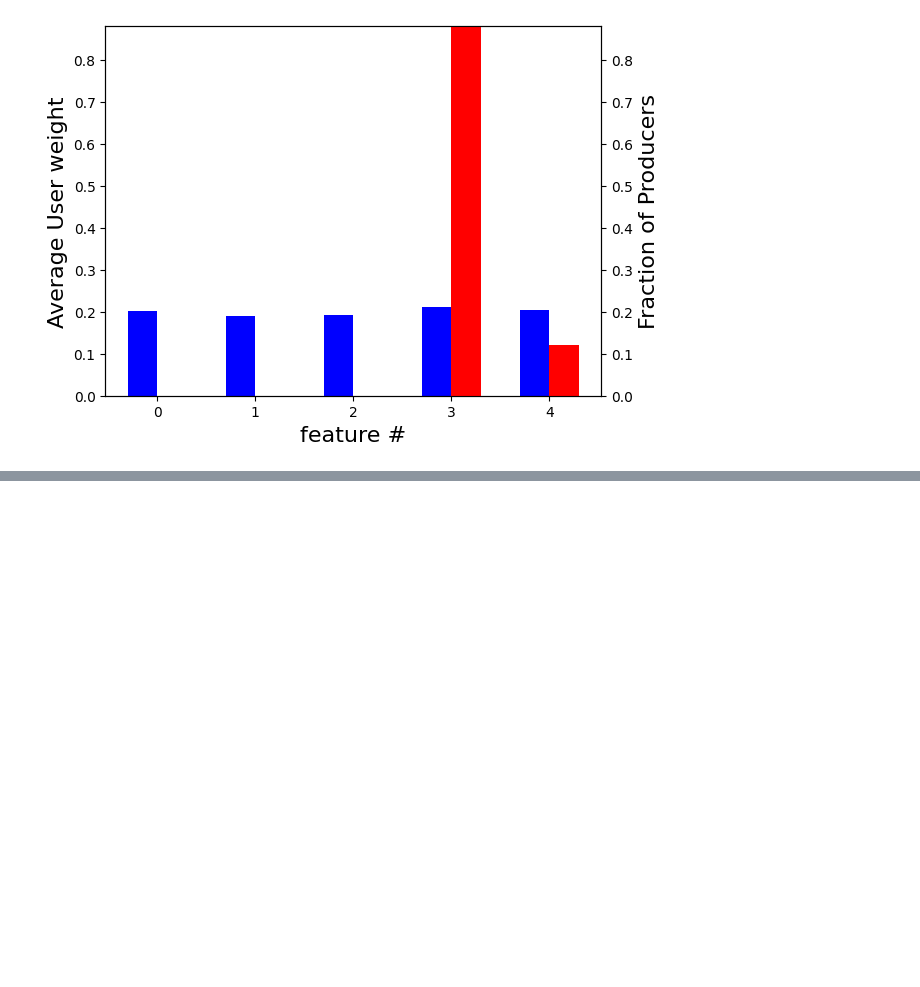
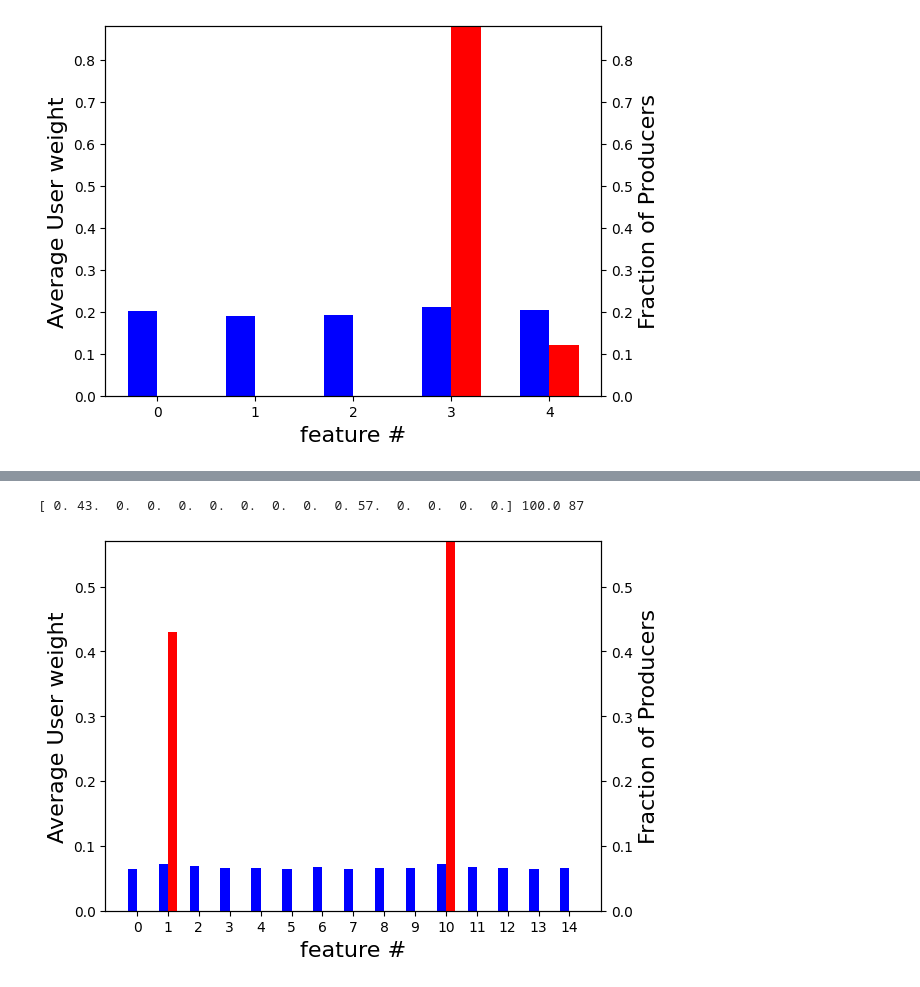
Before and after one commit to krishnacharya/recsys_eq, a Jupyter notebook: notebooks/NE_movielens_d51015_100prods.ipynb, the cells around one changed output, grey strips where cells are left out. Drawn from its saved outputs; the diff is of its cells as text; code cells hidden in the pictures; blank space fills up the shorter version.

```diff
--- a/notebooks/NE_movielens_d51015_100prods.ipynb
+++ b/notebooks/NE_movielens_d51015_100prods.ipynb
@@ -51,0 +73,9 @@ user_producer_2bar_plot(NE_compact / num_prods, nue10.sum(axis=0) / num_users, '
+# %%
+PEng = ProducersEngagementGame(num_producers = num_prods, users = Users(nue15), prob = 'softmax')
+NE, NE_compact, iters = PEng.best_response_dynamics()
+print(NE_compact, NE_compact.sum(), iters)
+
+user_producer_2bar_plot(NE_compact / num_prods, nue15.sum(axis=0) / num_users, '../plots/softmax_15dim_100prod_movielens_udpd.pdf')
+# %% [output]
+[ 0. 43.  0.  0.  0.  0.  0.  0.  0.  0. 57.  0.  0.  0.  0.] 100.0 87
+[figure, added]
```
Also changed, not shown: parts of 3 cells of this notebook, 5 other files.
